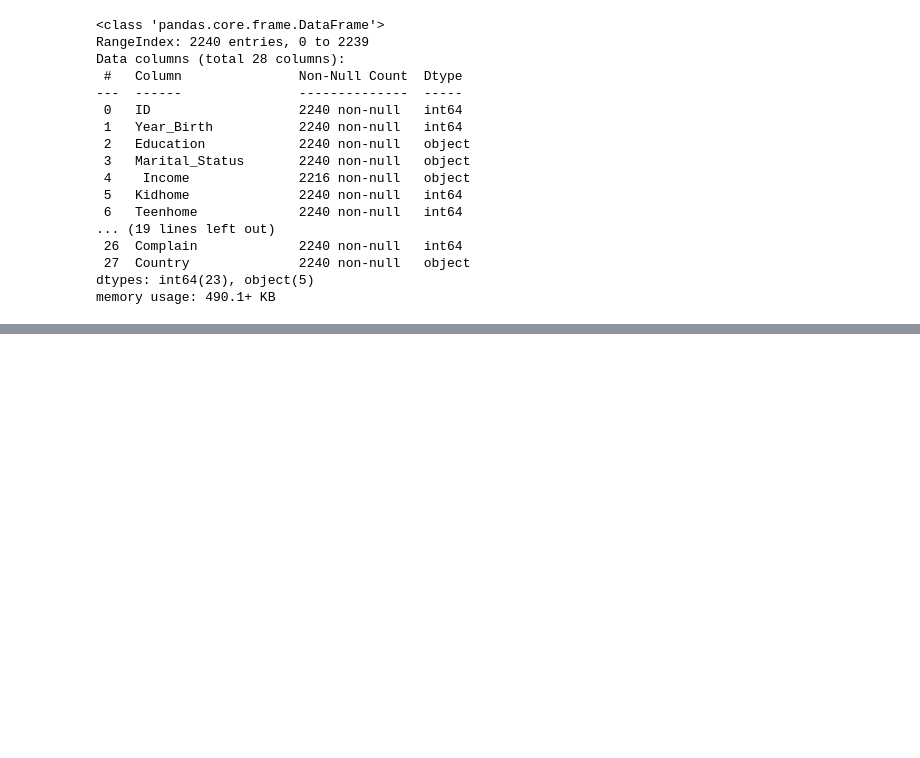
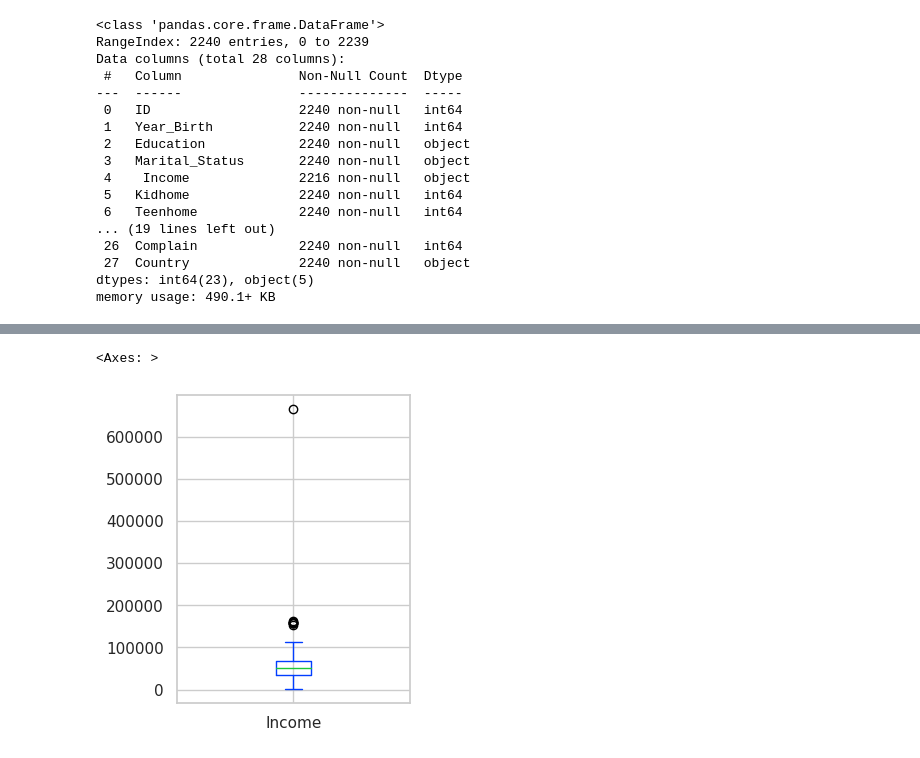
Before and after one commit to byancharizka/Marketing-Analytics-iFood, a Jupyter notebook: marketing_analytics.ipynb, the cells around one changed output, grey strips where cells are left out. Saved outputs shown, nothing was run; the diff lists cells and outputs as text; code cells hidden in the pictures; blank space fills up the shorter version.

```diff
--- a/marketing_analytics.ipynb
+++ b/marketing_analytics.ipynb
@@ -103,0 +161,5 @@ Note :
+# %%
+df['Income'].plot(kind='box', figsize=(3,4))
+# %% [output]
+<Axes: >
+[figure, added]
```
Also changed, not shown: parts of 19 cells of this notebook.
